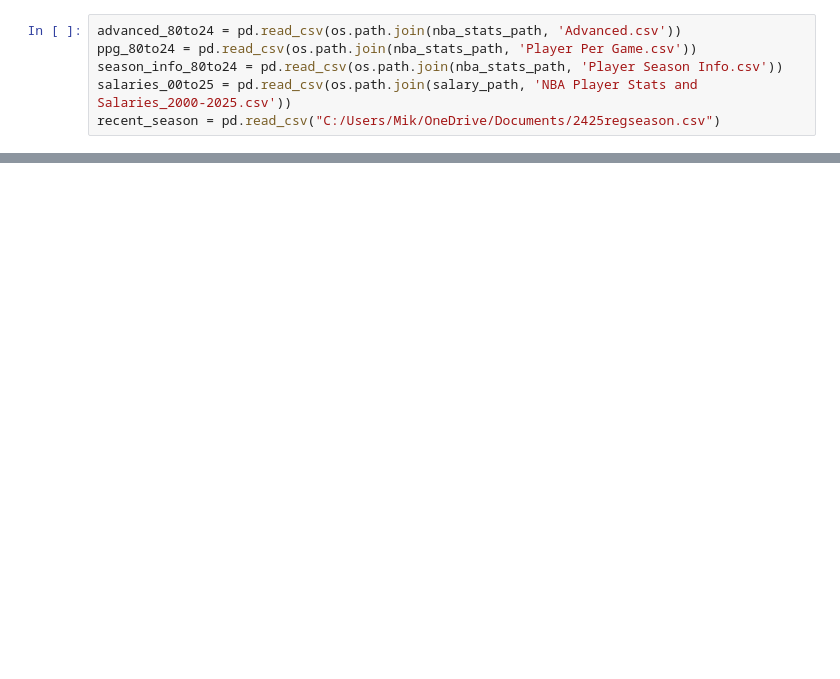
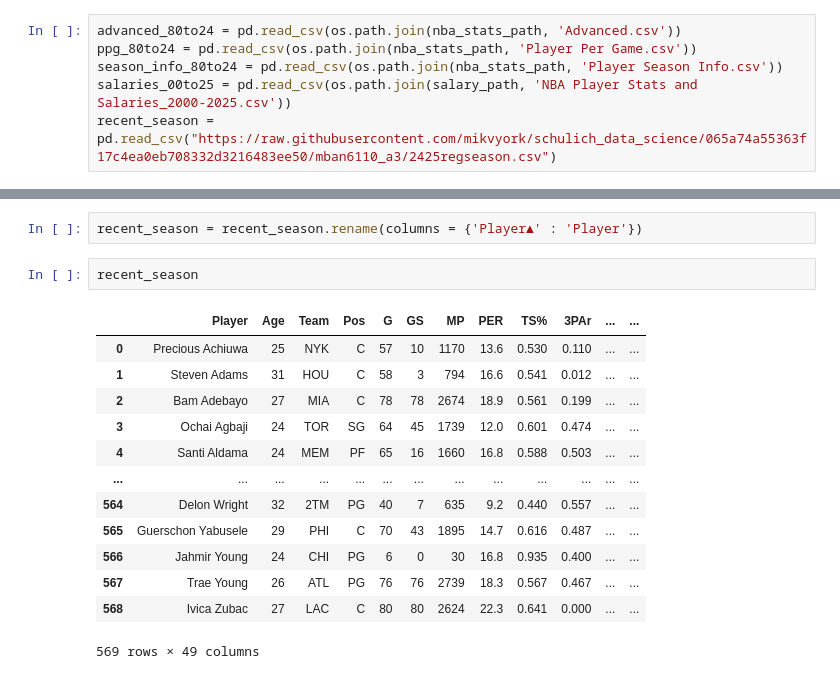
Before and after one commit to mikvyork/schulich_data_science, a Jupyter notebook: mban6110_a3/mban6110_final.ipynb, the cells around one changed output, grey strips where cells are left out. Drawn from its saved outputs; the diff is of its cells as text; blank space fills up the shorter version.

```diff
--- a/mban6110_a3/mban6110_final.ipynb
+++ b/mban6110_a3/mban6110_final.ipynb
@@ -20,4 +17,4 @@ advanced_80to24 = pd.read_csv(os.path.join(nba_stats_path, 'Advanced.csv'))
 ppg_80to24 = pd.read_csv(os.path.join(nba_stats_path, 'Player Per Game.csv'))
 season_info_80to24 = pd.read_csv(os.path.join(nba_stats_path, 'Player Season Info.csv'))
 salaries_00to25 = pd.read_csv(os.path.join(salary_path, 'NBA Player Stats and Salaries_2000-2025.csv'))
-recent_season = pd.read_csv("C:/Users/Mik/OneDrive/Documents/2425regseason.csv")
+recent_season = pd.read_csv("https://raw.githubusercontent.com/mikvyork/schulich_data_science/065a74a55363f17c4ea0eb708332d3216483ee50/mban6110_a3/2425regseason.csv")
@@ -23,0 +41,18 @@ recent_season = pd.read_csv("C:/Users/Mik/OneDrive/Documents/2425regseason.csv")
+# %%
+recent_season = recent_season.rename(columns = {'Player▲' : 'Player'})
+# %%
+recent_season
+# %% [output]
+|  | Player | Age | Team | Pos | G | GS | MP | PER | TS% | 3PAr | ... | ... |
+| 0 | Precious Achiuwa | 25 | NYK | C | 57 | 10 | 1170 | 13.6 | 0.530 | 0.110 | ... | ... |
+| 1 | Steven Adams | 31 | HOU | C | 58 | 3 | 794 | 16.6 | 0.541 | 0.012 | ... | ... |
+| 2 | Bam Adebayo | 27 | MIA | C | 78 | 78 | 2674 | 18.9 | 0.561 | 0.199 | ... | ... |
+| 3 | Ochai Agbaji | 24 | TOR | SG | 64 | 45 | 1739 | 12.0 | 0.601 | 0.474 | ... | ... |
+| 4 | Santi Aldama | 24 | MEM | PF | 65 | 16 | 1660 | 16.8 | 0.588 | 0.503 | ... | ... |
+| ... | ... | ... | ... | ... | ... | ... | ... | ... | ... | ... | ... | ... |
+| 564 | Delon Wright | 32 | 2TM | PG | 40 | 7 | 635 | 9.2 | 0.440 | 0.557 | ... | ... |
+| 565 | Guerschon Yabusele | 29 | PHI | C | 70 | 43 | 1895 | 14.7 | 0.616 | 0.487 | ... | ... |
+| 566 | Jahmir Young | 24 | CHI | PG | 6 | 0 | 30 | 16.8 | 0.935 | 0.400 | ... | ... |
+| 567 | Trae Young | 26 | ATL | PG | 76 | 76 | 2739 | 18.3 | 0.567 | 0.467 | ... | ... |
+| 568 | Ivica Zubac | 27 | LAC | C | 80 | 80 | 2624 | 22.3 | 0.641 | 0.000 | ... | ... |
+569 rows × 49 columns
```
Also changed, not shown: parts of 21 cells of this notebook.
